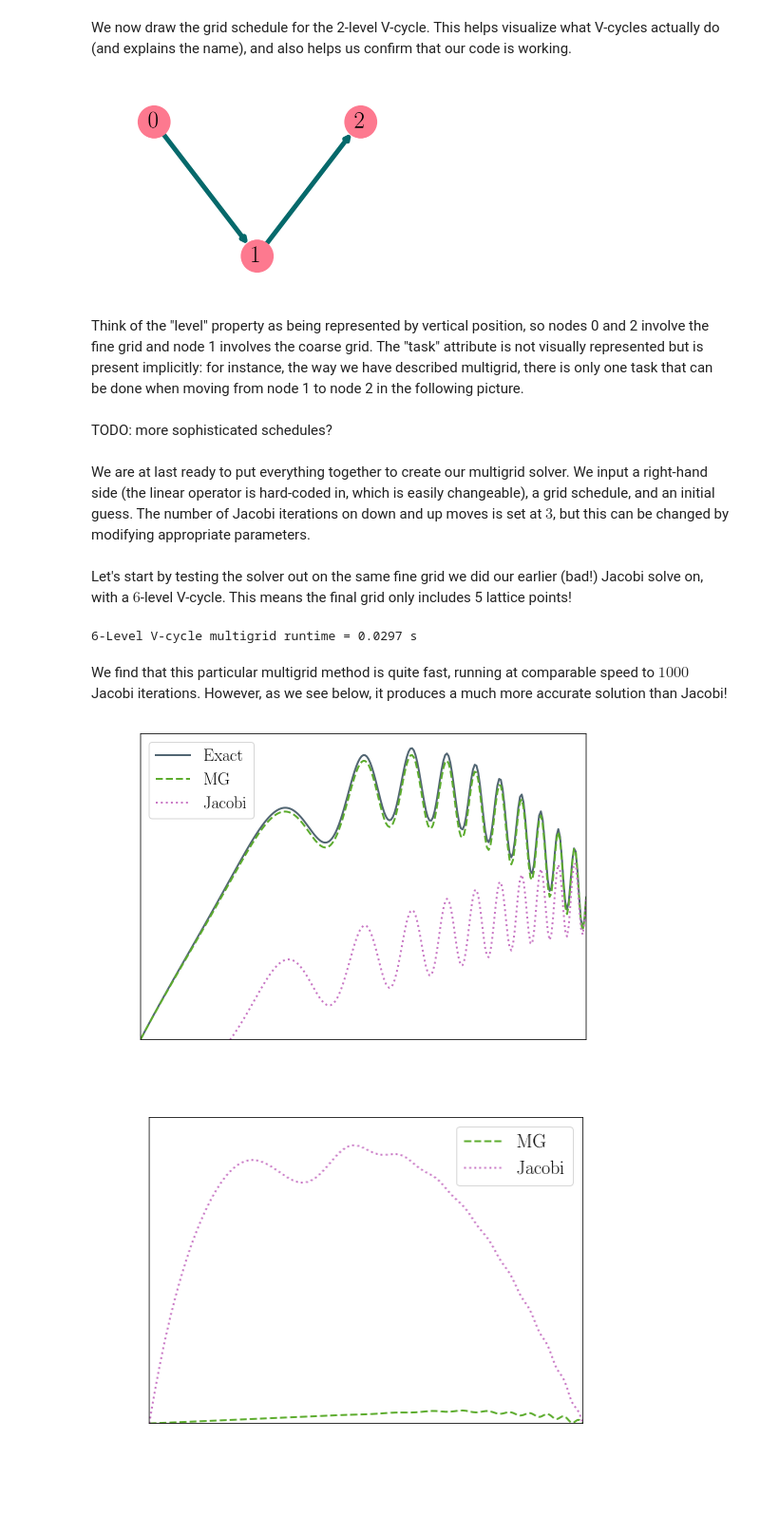
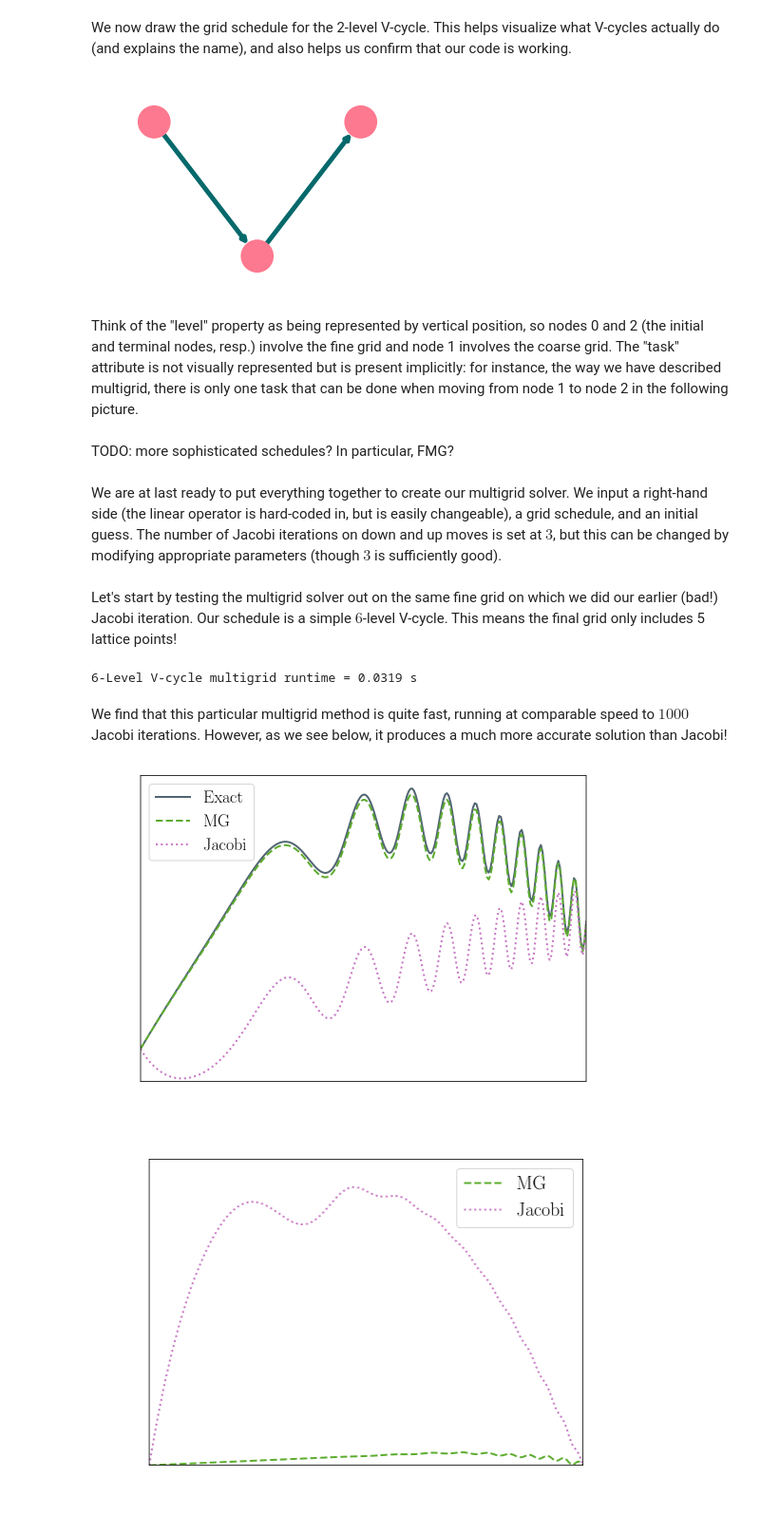
Before and after one commit to ageorgemorgan/teaching, a Jupyter notebook: multigrid_intro.ipynb, the cells around one changed output. Shown: that part at 95% size. Saved outputs shown, nothing was run; the diff lists cells and outputs as text; code cells hidden in the pictures; blank space fills up the shorter version.

```diff
--- a/multigrid_intro.ipynb
+++ b/multigrid_intro.ipynb
@@ -430,6 +432,7 @@ def Vcycle(N, draw = True):
 
         options = {
             "font_size": 25,
+            "font_color": "xkcd:carnation",
             "node_size": 900,
             "node_color": "xkcd:carnation",
             "edgecolors": "xkcd:carnation",
@@ -453,13 +456,13 @@ We now draw the grid schedule for the 2-level V-cycle. This helps visualize what
 N = 2
 G = Vcycle(N, draw=True)
 # %% [output]
-[figure, old version]
+[figure, new version]
 # %% [markdown]
-Think of the "level" property as being represented by vertical position, so nodes 0 and 2 involve the fine grid and node 1 involves the coarse grid. The "task" attribute is not visually represented but is present implicitly: for instance, the way we have described multigrid, there is only one task that can be done when moving from node 1 to node 2 in the following picture.
+Think of the "level" property as being represented by vertical position, so nodes 0 and 2 (the initial and terminal nodes, resp.) involve the fine grid and node 1 involves the coarse grid. The "task" attribute is not visually represented but is present implicitly: for instance, the way we have described multigrid, there is only one task that can be done when moving from node 1 to node 2 in the following picture.
 # %% [markdown]
-TODO: more sophisticated schedules?
+TODO: more sophisticated schedules? In particular, FMG?
 # %% [markdown]
-We are at last ready to put everything together to create our multigrid solver. We input a right-hand side (the linear operator is hard-coded in, which is easily changeable), a grid schedule, and an initial guess. The number of Jacobi iterations on down and up moves is set at $3$, but this can be changed by modifying appropriate parameters.
+We are at last ready to put everything together to create our multigrid solver. We input a right-hand side (the linear operator is hard-coded in, but is easily changeable), a grid schedule, and an initial guess. The number of Jacobi iterations on down and up moves is set at $3$, but this can be changed by modifying appropriate parameters (though $3$ is sufficiently good).
 # %%
 def multigrid_solve(f, schedule, v0, nu_down = 3, nu_up = 3):
 
@@ -488,33 +491,28 @@ def multigrid_solve(f, schedule, v0, nu_down = 3, nu_up = 3):
 
         if task == 'relax_down':
 
-            if level == 0:
+            A = assemble_operator(level, h = h)
 
-                A = assemble_operator(0, h = h)
+            A_store.append(A)
 
-                A_store.append(A)
+            if level == 0: # initial node in a V-cycle needs to be treated a bit differently
 
-                v = solve_jacobi(A, f, v0, weight = 2./3., max_its = nu_down)[0]
-
-                v_store.append(v)
-
-                res = f - A @ v
+                guess = v0
 
             else:
-
-                A = assemble_operator(level, h = h)
-
-                A_store.append(A)
 
                 f = downsample(res) # f gets redefined now!
 
                 f_store.append(f)
 
-                v = solve_jacobi(A, f, np.zeros_like(f), weight = 2./3., max_its = nu_down)[0]
+                guess = np.zeros_like(f) # after initial node, solve residual equation
+                # hence error=0 is a better initial guess!
 
-                v_store.append(v)
+            v = solve_jacobi(A, f, guess, weight = 2./3., max_its = nu_down)[0]
 
-                res = f - A @ v
+            v_store.append(v)
+
+            res = f - A @ v
 
         if task == 'solve':
 
@@ -552,7 +550,7 @@ def multigrid_solve(f, schedule, v0, nu_down = 3, nu_up = 3):
 
     return v
 # %% [markdown]
-Let's start by testing the solver out on the same fine grid we did our earlier (bad!) Jacobi solve on, with a $6$-level V-cycle. This means the final grid only includes 5 lattice points!
+Let's start by testing the multigrid solver out on the same fine grid on which we did our earlier (bad!) Jacobi iteration. Our schedule is a simple $6$-level V-cycle. This means the final grid only includes 5 lattice points!
 # %%
 L = 1.
 h = 2**-8
@@ -572,7 +570,7 @@ end=time.time()
 runtime=end-start
 print('6-Level V-cycle multigrid runtime = %.4f s' % runtime)
 # %% [output]
-6-Level V-cycle multigrid runtime = 0.0297 s
+6-Level V-cycle multigrid runtime = 0.0319 s
 # %% [markdown]
 We find that this particular multigrid method is quite fast, running at comparable speed to $1000$ Jacobi iterations. However, as we see below, it produces a much more accurate solution than Jacobi!
 # %%
@@ -580,35 +578,35 @@ fig, ax =plt.subplots()
 plt.rc('text', usetex=True)
 plt.rc('font', family='serif')
 
 plt.plot(xh, v_exact, color='xkcd:slate', linestyle='solid', label='Exact', linewidth=2)
 plt.plot(xh, v_mg, color='xkcd:grass', linestyle='dashed', label='MG', linewidth=2)
 plt.plot(xh, v_jac, color='xkcd:orchid', linestyle='dotted', label='Jacobi', linewidth=2)
 
 
 plt.xlim([0., 1.])
-plt.ylim([0.999, 5.3])
+plt.ylim([0.49, 5.3])
 
 plt.legend(loc='best', fontsize='18')
 
 textcolor='w'
 
 plt.xlabel(r"$x$", fontsize=26, color = textcolor)
 plt.ylabel(r"$u(x)$", fontsize=26, color = textcolor)
 
 plt.tick_params(axis='x', which='both', top='off', color = textcolor)
 plt.xticks(fontsize=16, rotation=0, color = textcolor)
 plt.tick_params(axis='y', which='both', right='off', color = textcolor)
 plt.yticks(fontsize=16, rotation=0, color = textcolor)
 ax.locator_params(axis='y', nbins=6)
 ax.locator_params(axis='x', nbins=4)
 
 plt.tight_layout()
 
 fig.set_size_inches(8, 6)
 
 plt.show()
 # %% [output]
-[figure, old version]
+[figure, new version]
 # %%
 fig, ax =plt.subplots()
 plt.rc('text', usetex=True)
```
Also changed, not shown: parts of 3 cells of this notebook.
